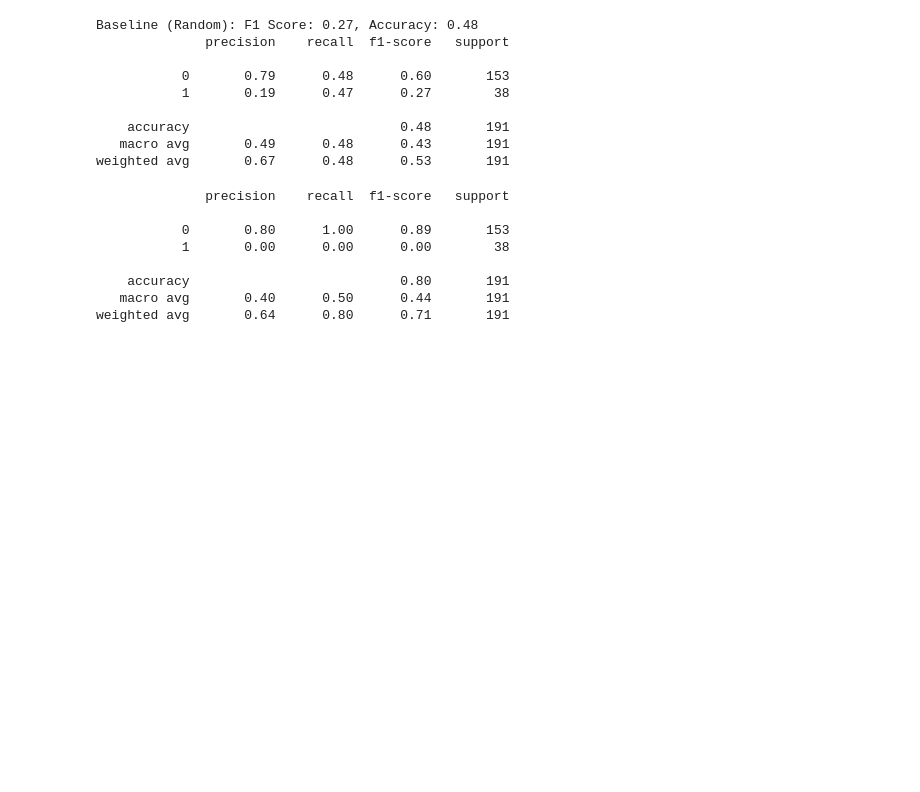
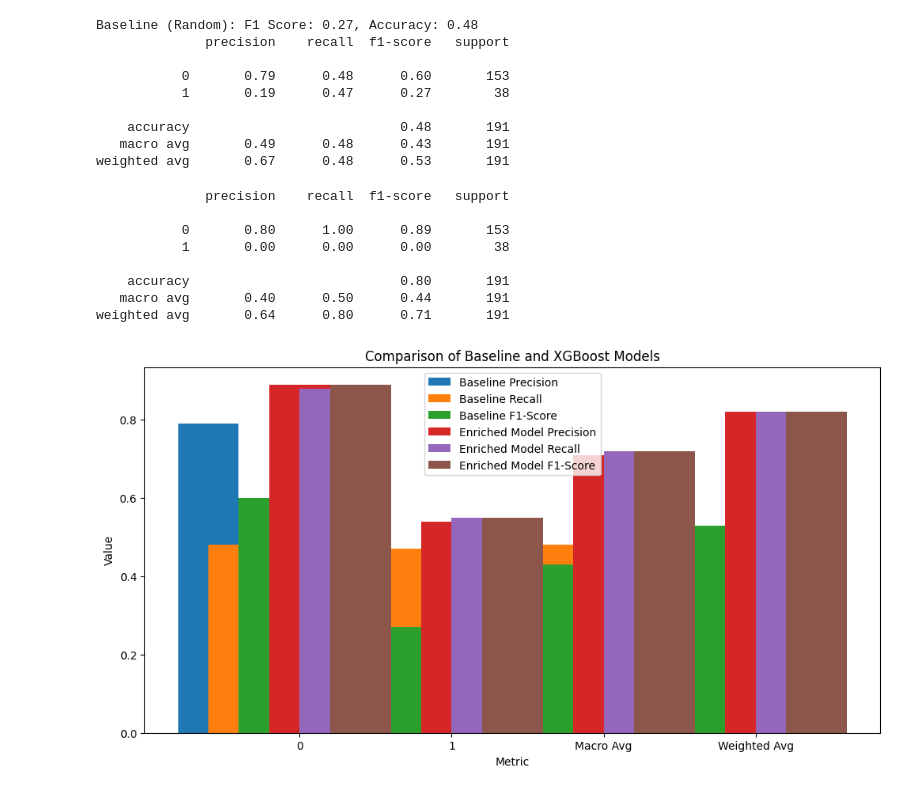
Before and after one commit to hargurjeet/LJMU_Thesis_Results_Hargurjeet_Singh, a Jupyter notebook: Baseline_experiments.ipynb, the cells around one changed output. Drawn from its saved outputs; the diff is of its cells as text; code cells hidden in the pictures; blank space fills up the shorter version.

```diff
--- a/Baseline_experiments.ipynb
+++ b/Baseline_experiments.ipynb
@@ -83,3 +83,52 @@ print(classification_report(y_test, y_pred_majority))
     accuracy                           0.80       191
    macro avg       0.40      0.50      0.44       191
 weighted avg       0.64      0.80      0.71       191
+# %%
+import matplotlib.pyplot as plt
+import numpy as np
+
+# Define the classification report data
+baseline_report = {
+    'Class': ['0', '1', 'Macro Avg', 'Weighted Avg'],
+    # 'Class': ['0', '1',],
+    'Precision': [0.79, 0.19, 0.49, 0.67],
+    'Recall': [0.48, 0.47, 0.48, 0.48],
+    'F1-Score': [0.60, 0.27, 0.43, 0.53]
+}
+
+xgboost_report = {
+    'Class': ['0', '1', 'Macro Avg', 'Weighted Avg'],
+    # 'Class': ['0', '1',],
+    'Precision': [0.89, 0.54, 0.71, 0.82],
+    'Recall': [0.88, 0.55, 0.72, 0.82],
+    'F1-Score': [0.89, 0.55, 0.72, 0.82]
+}
+
+# Create the figure and axis
+fig, ax = plt.subplots(figsize=(12, 6))
+
+# Set the x-axis labels
+x = np.arange(len(baseline_report['Class']))
+
+# Plot the bar chart
+ax.bar(x - 0.2, baseline_report['Precision'], 0.4, label='Baseline Precision')
+ax.bar(x, baseline_report['Recall'], 0.4, label='Baseline Recall')
+ax.bar(x + 0.2, baseline_report['F1-Score'], 0.4, label='Baseline F1-Score')
+ax.bar(x + 0.4, xgboost_report['Precision'], 0.4, label='Enriched Model Precision')
+ax.bar(x + 0.6, xgboost_report['Recall'], 0.4, label='Enriched Model Recall')
+ax.bar(x + 0.8, xgboost_report['F1-Score'], 0.4, label='Enriched Model F1-Score')
+
+# Set the x-axis tick labels
+ax.set_xticks(x + 0.4)
+ax.set_xticklabels(baseline_report['Class'])
+
+# Add labels and title
+ax.set_xlabel('Metric')
+ax.set_ylabel('Value')
+ax.set_title('Comparison of Baseline and XGBoost Models')
+ax.legend()
+
+# Show the plot
+plt.show()
+# %% [output]
+[figure, added]
```
